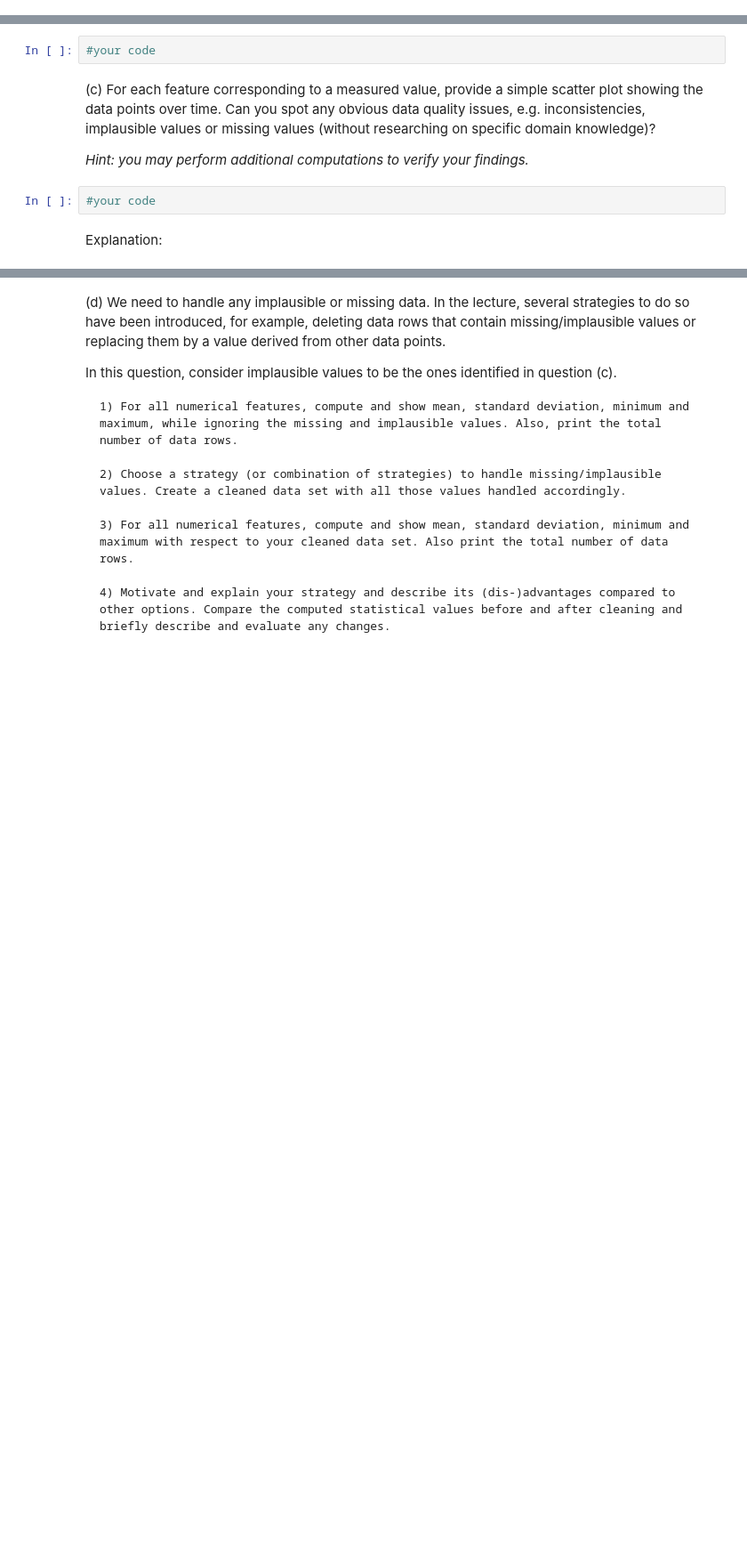
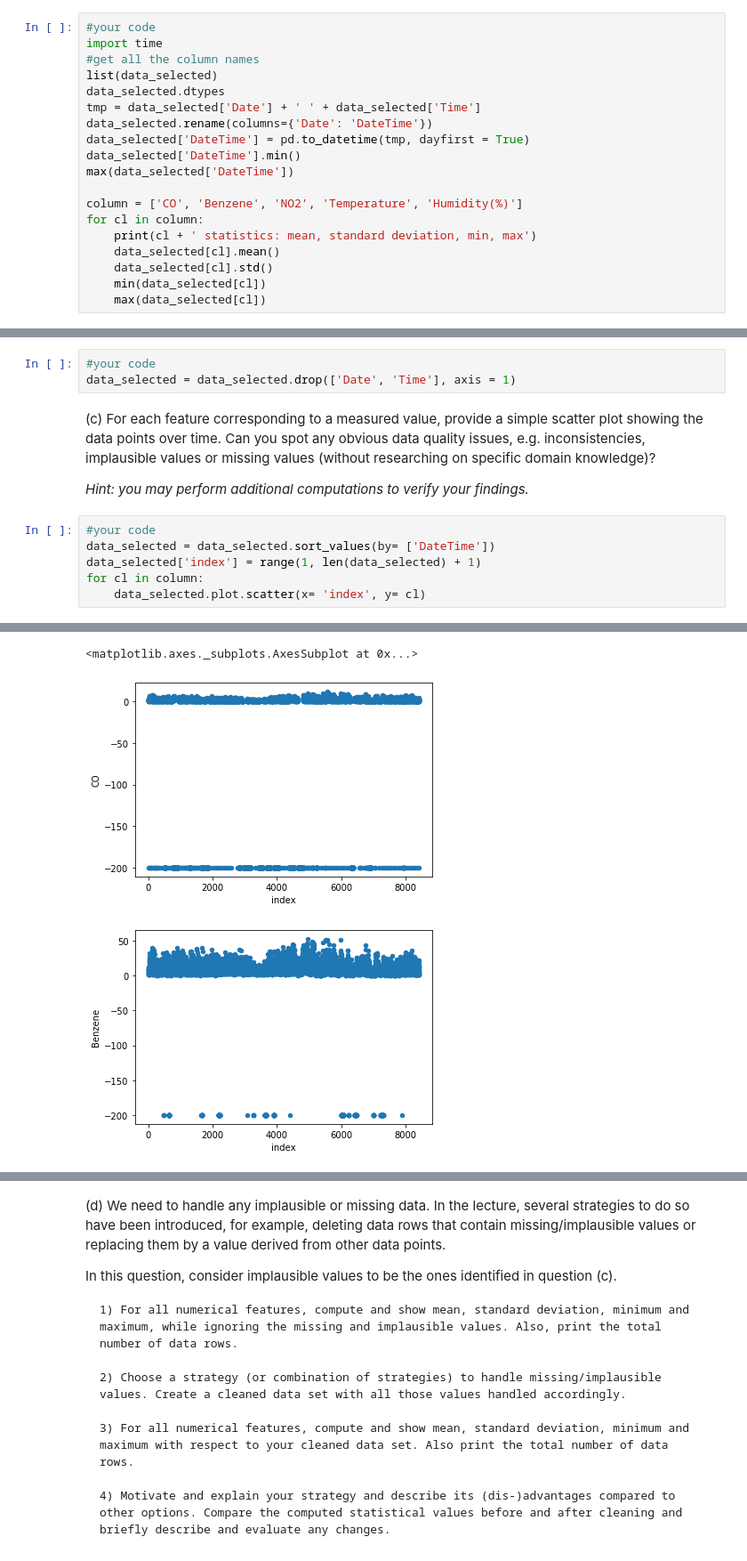
Before and after one commit to janhaa/data-science-ws1920, a Jupyter notebook: assignment2/IDSAssignmentSecondPart.ipynb, the cells around one changed output, grey strips where cells are left out. Shown: that part at 89% size. Drawn from its saved outputs; the diff is of its cells as text; blank space fills up the shorter version.

```diff
--- a/assignment2/IDSAssignmentSecondPart.ipynb
+++ b/assignment2/IDSAssignmentSecondPart.ipynb
@@ -89,0 +69,19 @@ Name: Time, Length: 8421, dtype: object>
+# %%
+#your code
+import time
+#get all the column names
+list(data_selected)
+data_selected.dtypes
+tmp = data_selected['Date'] + ' ' + data_selected['Time']
+data_selected.rename(columns={'Date': 'DateTime'})
+data_selected['DateTime'] = pd.to_datetime(tmp, dayfirst = True)
+data_selected['DateTime'].min()
+max(data_selected['DateTime'])
+
+column = ['CO', 'Benzene', 'NO2', 'Temperature', 'Humidity(%)']
+for cl in column:
+    print(cl + ' statistics: mean, standard deviation, min, max')
+    data_selected[cl].mean()
+    data_selected[cl].std()
+    min(data_selected[cl])
+    max(data_selected[cl])
@@ -96,10 +139,14 @@ Explanation:
 # %%
 #your code
+data_selected = data_selected.drop(['Date', 'Time'], axis = 1)
 # %% [markdown]
 (c) For each feature corresponding to a measured value, provide a simple scatter plot showing the data points over time. Can you spot any obvious data quality issues, e.g. inconsistencies, implausible values or missing values (without researching on specific domain knowledge)?
 
 *Hint: you may perform additional computations to verify your findings.*
-# %%
-#your code
-# %% [markdown]
-Explanation:
+# %%
+#your code
+data_selected = data_selected.sort_values(by= ['DateTime'])
+data_selected['index'] = range(1, len(data_selected) + 1)
+for cl in column:
+    data_selected.plot.scatter(x= 'index', y= cl)
+# %% [output]
@@ -105,0 +157,3 @@ Explanation:
+<matplotlib.axes._subplots.AxesSubplot at 0x...>
+[figure, added]
+[figure, added]
```
Also changed, not shown: parts of 7 cells of this notebook, 1 other file.
